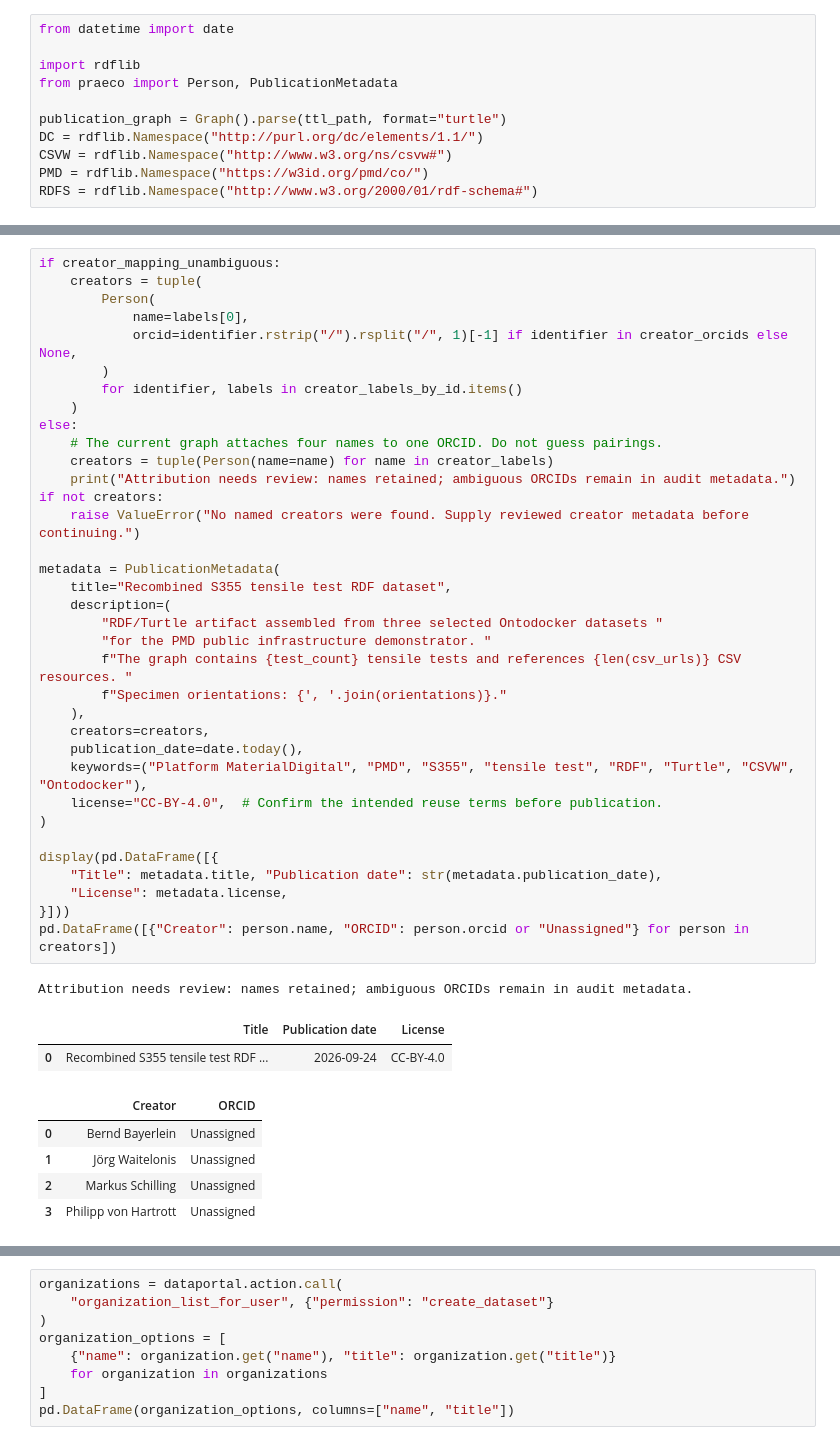
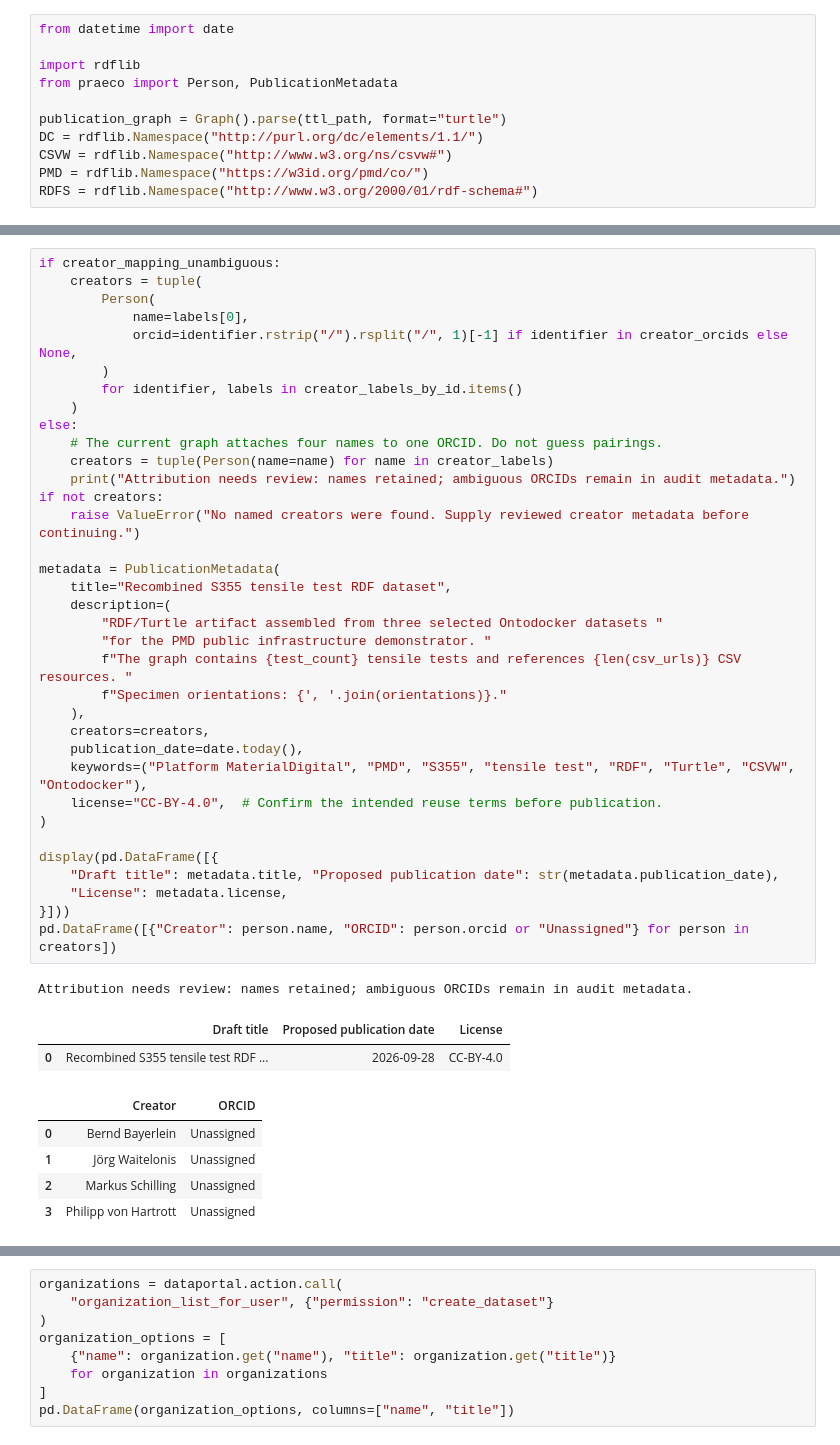
Before and after one commit to materialdigital/pmd-demonstrator, a Jupyter notebook: pmd_public-infrastructure-demonstrator/notebooks/demonstrator.ipynb, the cells around one changed output, grey strips where cells are left out. Saved outputs shown, nothing was run; the diff lists cells and outputs as text.

```diff
--- a/pmd_public-infrastructure-demonstrator/notebooks/demonstrator.ipynb
+++ b/pmd_public-infrastructure-demonstrator/notebooks/demonstrator.ipynb
@@ -440,36 +466,36 @@ if creator_mapping_unambiguous:
         )
         for identifier, labels in creator_labels_by_id.items()
     )
 else:
     # The current graph attaches four names to one ORCID. Do not guess pairings.
     creators = tuple(Person(name=name) for name in creator_labels)
     print("Attribution needs review: names retained; ambiguous ORCIDs remain in audit metadata.")
 if not creators:
     raise ValueError("No named creators were found. Supply reviewed creator metadata before continuing.")
 
 metadata = PublicationMetadata(
     title="Recombined S355 tensile test RDF dataset",
     description=(
         "RDF/Turtle artifact assembled from three selected Ontodocker datasets "
         "for the PMD public infrastructure demonstrator. "
         f"The graph contains {test_count} tensile tests and references {len(csv_urls)} CSV resources. "
         f"Specimen orientations: {', '.join(orientations)}."
     ),
     creators=creators,
     publication_date=date.today(),
     keywords=("Platform MaterialDigital", "PMD", "S355", "tensile test", "RDF", "Turtle", "CSVW", "Ontodocker"),
     license="CC-BY-4.0",  # Confirm the intended reuse terms before publication.
 )
 
 display(pd.DataFrame([{
-    "Title": metadata.title, "Publication date": str(metadata.publication_date),
+    "Draft title": metadata.title, "Proposed publication date": str(metadata.publication_date),
     "License": metadata.license,
 }]))
 pd.DataFrame([{"Creator": person.name, "ORCID": person.orcid or "Unassigned"} for person in creators])
 # %% [output]
 Attribution needs review: names retained; ambiguous ORCIDs remain in audit metadata.
-|  | Title | Publication date | License |
-| 0 | Recombined S355 tensile test RDF ... | 2026-09-24 | CC-BY-4.0 |
+|  | Draft title | Proposed publication date | License |
+| 0 | Recombined S355 tensile test RDF ... | 2026-09-28 | CC-BY-4.0 |
 |  | Creator | ORCID |
 | 0 | Bernd Bayerlein | Unassigned |
 | 1 | Jörg Waitelonis | Unassigned |
```
Also changed, not shown: parts of 38 cells of this notebook.
